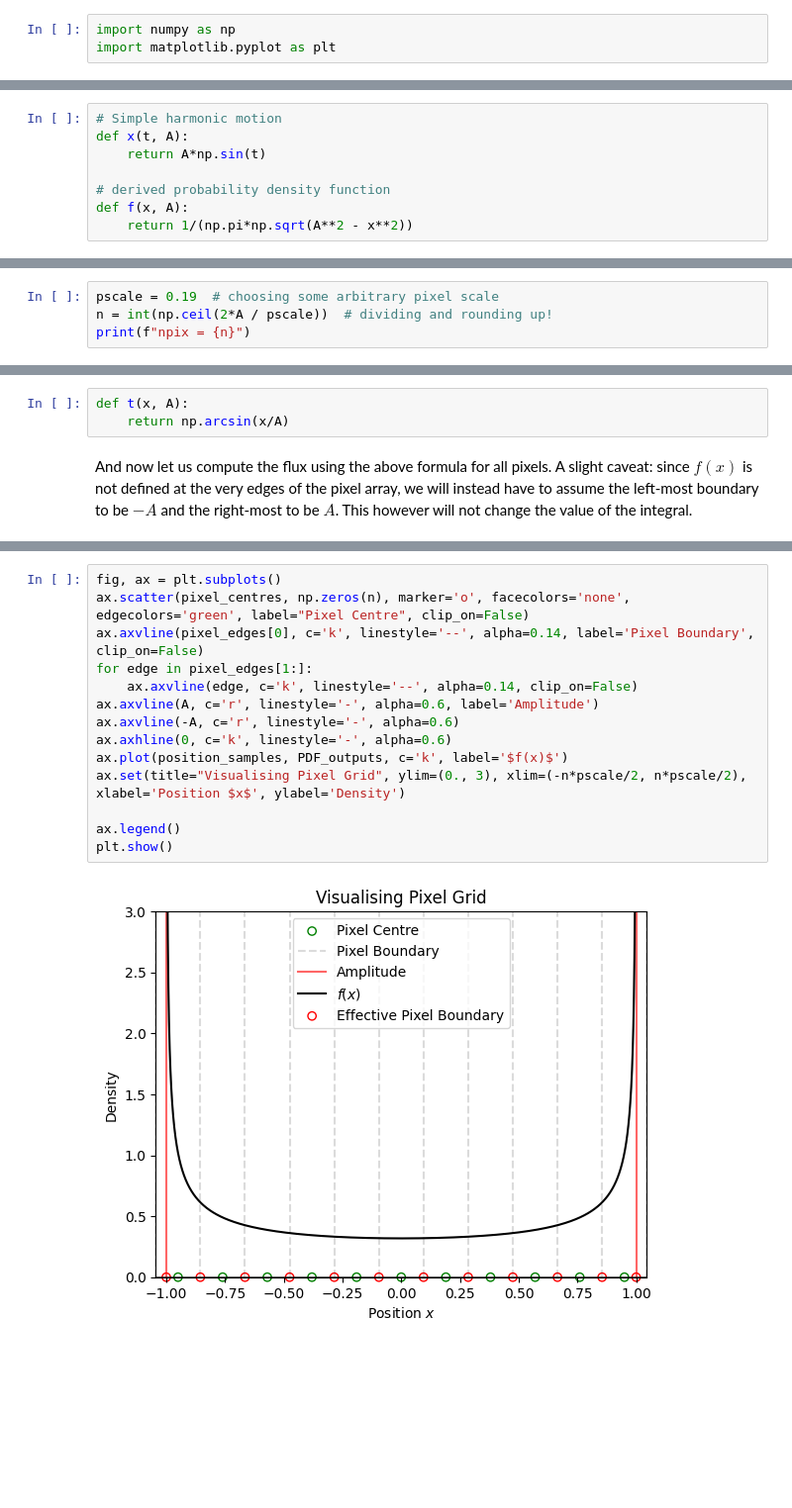
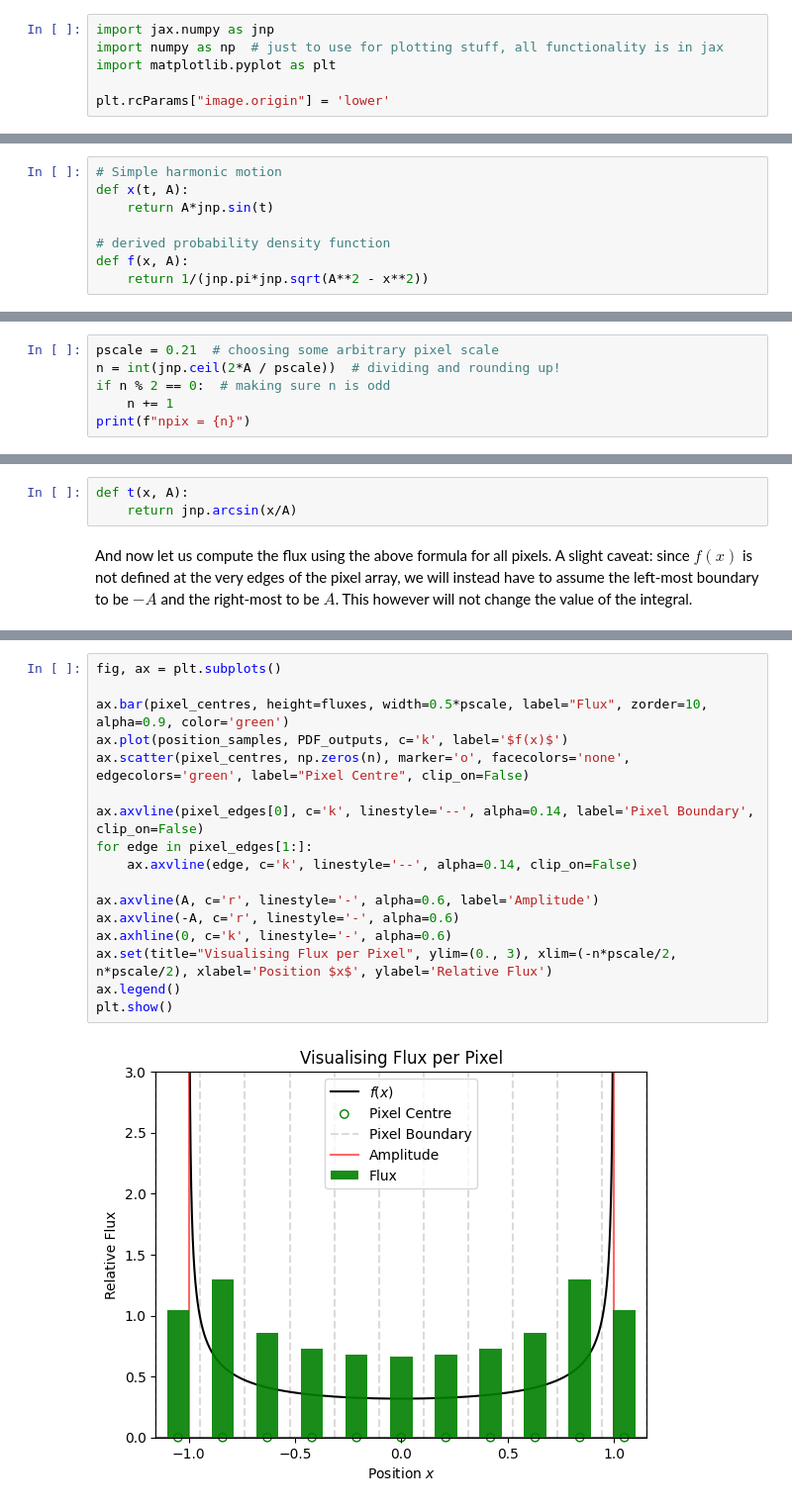
Before and after one commit to maxecharles/toliman-phd, a Jupyter notebook: SHM_jitter.ipynb, the cells around one changed output, grey strips where cells are left out. Shown at 99% size. Cells and saved outputs as stored; diff of their text form; blank space fills up the shorter version.

Commit message:
completed up to sample convolution

```diff
--- a/SHM_jitter.ipynb
+++ b/SHM_jitter.ipynb
@@ -34,15 +34,18 @@ $$ f(x) = \frac{1}{\pi\sqrt{A^2 - x^2}}. $$
 
 Great. This equation is our PDF of the telescope pointing position, and thus the functional form of our desired convolution kernel. For the visual learners in the audience, let's generate some uniformly distributed time samples over and pass them through our $x(t)$ function to convince ourselves it is the correct form. We can plot the histogram and overplot the analytic PDF to compare them.
 # %%
-import numpy as np
+import jax.numpy as jnp
+import numpy as np  # just to use for plotting stuff, all functionality is in jax
 import matplotlib.pyplot as plt
+
+plt.rcParams["image.origin"] = 'lower'
 # %% [markdown]
 Let's define our $x(t)$ and $f(x)$ functions.
 # %%
 # Simple harmonic motion
 def x(t, A):
-    return A*np.sin(t)
+    return A*jnp.sin(t)
 
 # derived probability density function
 def f(x, A):
-    return 1/(np.pi*np.sqrt(A**2 - x**2))
+    return 1/(jnp.pi*jnp.sqrt(A**2 - x**2))
@@ -75,6 +80,8 @@ We want to represent this function on a pixel grid -- for now let's continue the
 # %%
-pscale = 0.19  # choosing some arbitrary pixel scale
-n = int(np.ceil(2*A / pscale))  # dividing and rounding up!
+pscale = 0.21  # choosing some arbitrary pixel scale
+n = int(jnp.ceil(2*A / pscale))  # dividing and rounding up!
+if n % 2 == 0:  # making sure n is odd
+    n += 1
 print(f"npix = {n}")
 # %% [output]
 npix = 11
@@ -110,7 +120,7 @@ $$ \text{flux} = \int_{a}^{b} f(x) \, dx = \pi \left[ t(x) \right]_a ^b = \pi \l
 This is why we needed the coordinates for our pixel boundaries. Let's define our $t(x)$ function:
 # %%
 def t(x, A):
-    return np.arcsin(x/A)
+    return jnp.arcsin(x/A)
 # %% [markdown]
 And now let us compute the flux using the above formula for all pixels. A slight caveat: since $f(x)$ is not defined at the very edges of the pixel array, we will instead have to assume the left-most boundary to be $-A$ and the right-most to be $A$. This however will not change the value of the integral.
 # %%
@@ -120,16 +129,19 @@ fluxes = np.pi * (t(effective_pixel_edges[1:], A) - t(effective_pixel_edges[:-1]
 # %%
 fig, ax = plt.subplots()
+
+ax.bar(pixel_centres, height=fluxes, width=0.5*pscale, label="Flux", zorder=10, alpha=0.9, color='green')
+ax.plot(position_samples, PDF_outputs, c='k', label='$f(x)$')
 ax.scatter(pixel_centres, np.zeros(n), marker='o', facecolors='none', edgecolors='green', label="Pixel Centre", clip_on=False)
+
 ax.axvline(pixel_edges[0], c='k', linestyle='--', alpha=0.14, label='Pixel Boundary', clip_on=False)
 for edge in pixel_edges[1:]:
     ax.axvline(edge, c='k', linestyle='--', alpha=0.14, clip_on=False)
+
 ax.axvline(A, c='r', linestyle='-', alpha=0.6, label='Amplitude')
 ax.axvline(-A, c='r', linestyle='-', alpha=0.6)
 ax.axhline(0, c='k', linestyle='-', alpha=0.6)
-ax.plot(position_samples, PDF_outputs, c='k', label='$f(x)$')
-ax.set(title="Visualising Pixel Grid", ylim=(0., 3), xlim=(-n*pscale/2, n*pscale/2), xlabel='Position $x$', ylabel='Density')
-
+ax.set(title="Visualising Flux per Pixel", ylim=(0., 3), xlim=(-n*pscale/2, n*pscale/2), xlabel='Position $x$', ylabel='Relative Flux')
 ax.legend()
 plt.show()
 # %% [output]
-[figure, old version]
+[figure, new version]
```
Also changed, not shown: parts of 17 cells of this notebook.
